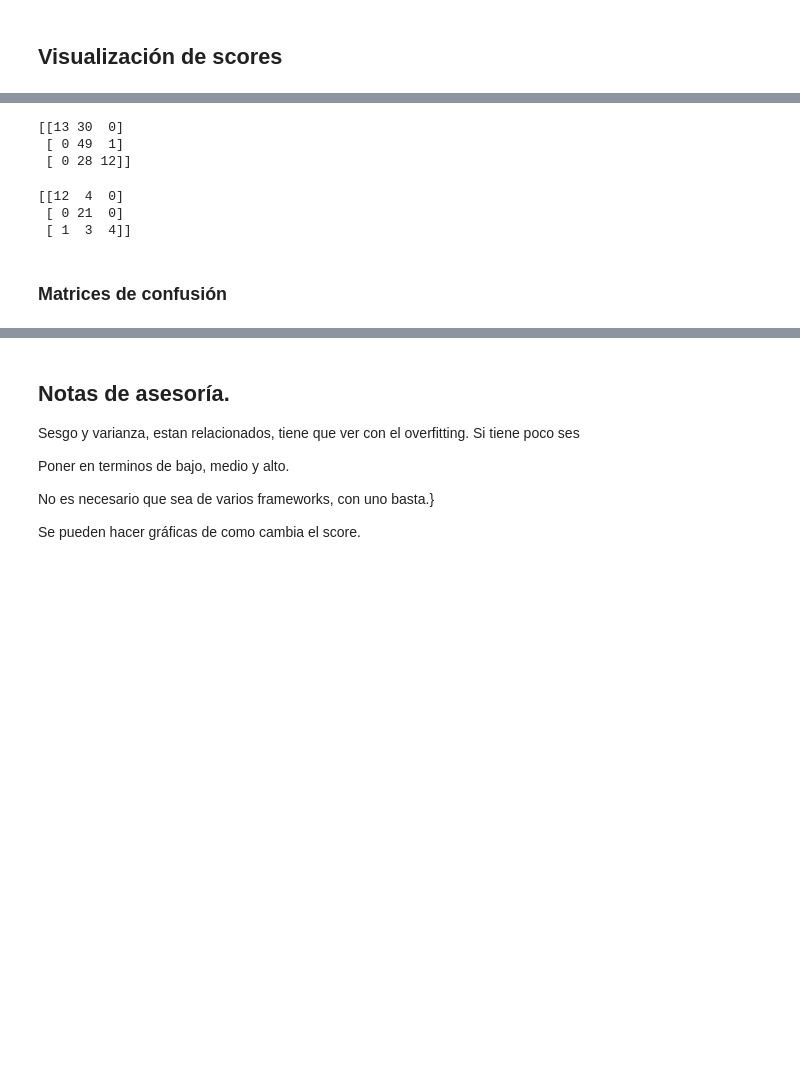
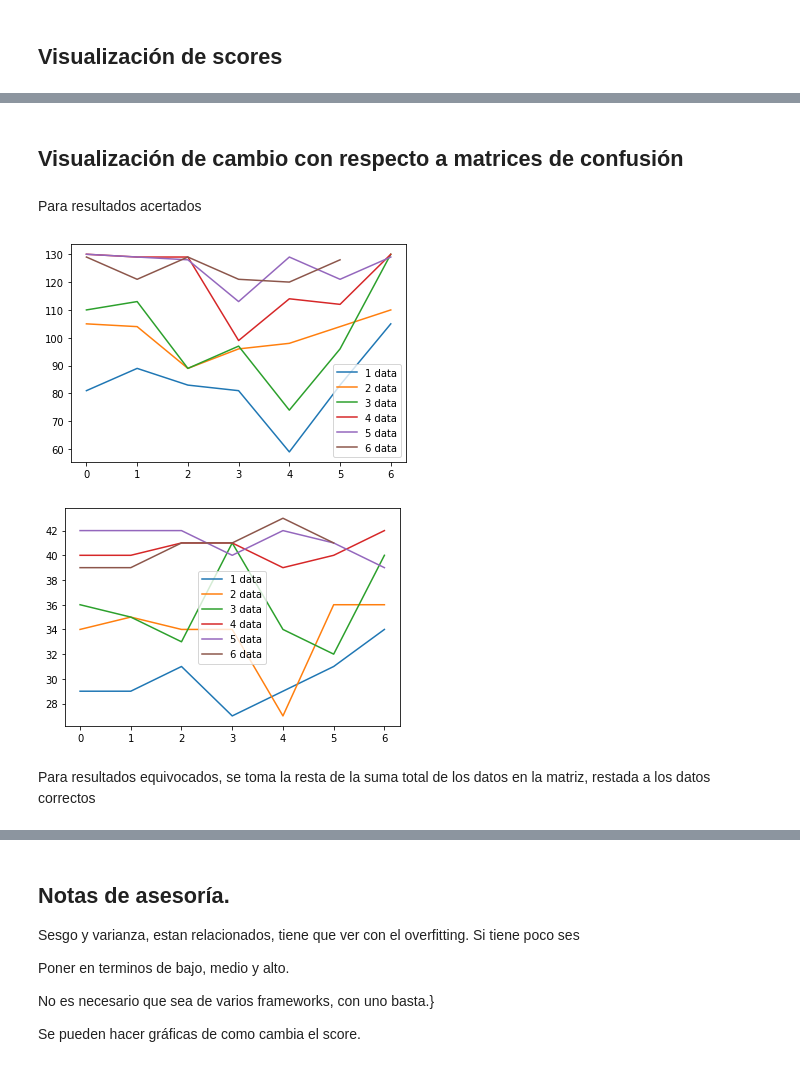
Before and after one commit to 1dgog/TC3006C_portafolio_m2, a Jupyter notebook: a01139500_m2_retro_framework.ipynb, the cells around one changed output, grey strips where cells are left out. Drawn from its saved outputs; the diff is of its cells as text; code cells hidden in the pictures; blank space fills up the shorter version.

```diff
--- a/a01139500_m2_retro_framework.ipynb
+++ b/a01139500_m2_retro_framework.ipynb
@@ -169,12 +199,0 @@ Se hacen las predicciones
-# %%
-pred_train = cross_val_predict(nnRE,X_train,y_train, cv = 10)
-pred_train = cross_val_predict(nnRE,X_test,y_test, cv = 10)
-# %% [output]
-[[13 30  0]
- [ 0 49  1]
- [ 0 28 12]]
-[[12  4  0]
- [ 0 21  0]
- [ 1  3  4]]
-# %% [markdown]
-### Matrices de confusión
@@ -183,0 +200,32 @@ print(confusion_matrix(y_test,pred_test))
+# %% [markdown]
+## Visualización de cambio con respecto a matrices de confusión
+# %% [markdown]
+Para resultados acertados
+# %%
+sum_correcto_train = []
+for ii in range(0,6,1):
+  for jj in range(0,6,1):
+    sum_correcto_train.append(np.trace(np.array(almacenamiento_conf_mat_train)[ii,jj]))
+sum_correcto_test = []
+for ii in range(0,6,1):
+  for jj in range(0,6,1):
+    sum_correcto_test.append(np.trace(np.array(almacenamiento_conf_mat_test)[ii,jj]))
+# %%
+cont = 0
+for a in range(0,len(np.array(sum_correcto_train)),6):
+  cont += 1
+  plt.plot(np.array(sum_correcto_train)[a:a+7], label='%s data' % cont)
+plt.legend()
+plt.show()
+
+cont = 0
+for a in range(0,len(np.array(sum_correcto_test)),6):
+  cont += 1
+  plt.plot(np.array(sum_correcto_test)[a:a+7], label='%s data' % cont)
+plt.legend()
+plt.show()
+# %% [output]
+[figure, added]
+[figure, added]
+# %% [markdown]
+Para resultados equivocados, se toma la resta de la suma total de los datos en la matriz, restada a los datos correctos
```
Also changed, not shown: parts of 9 cells of this notebook.
